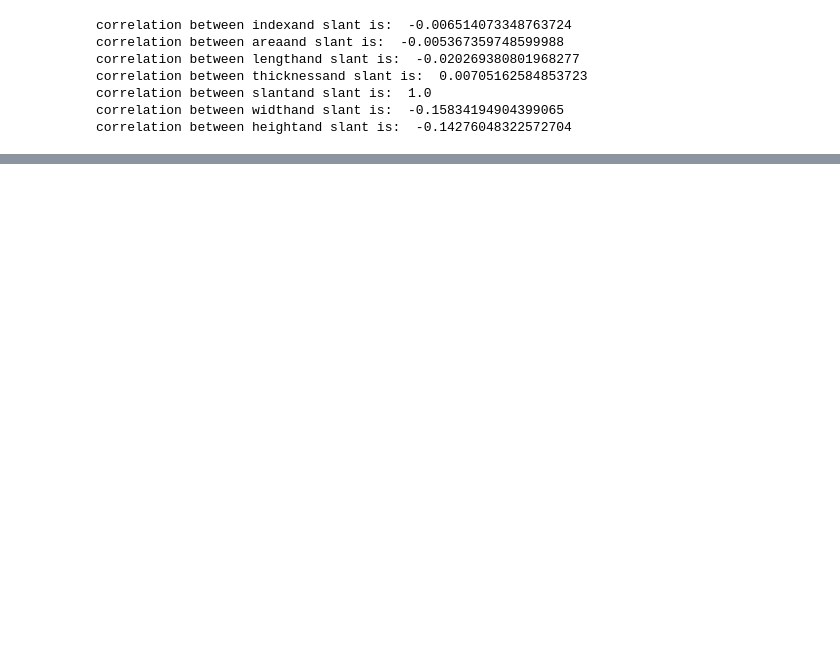
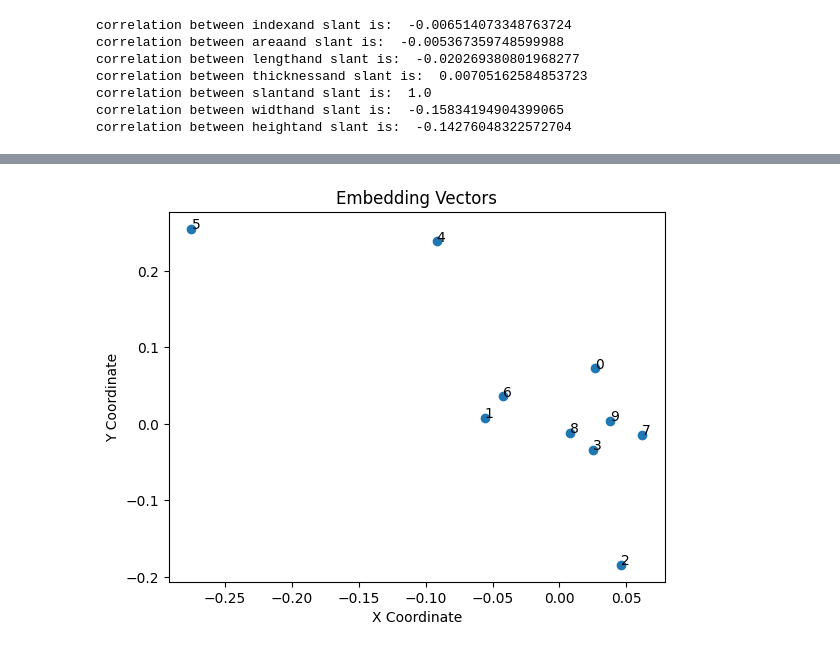
Before and after one commit to JBatRey/RedesNeuronales, a Jupyter notebook: TP1.ipynb, the cells around one changed output, grey strips where cells are left out. Cells and saved outputs as stored; diff of their text form; code cells hidden in the pictures; blank space fills up the shorter version.

```diff
--- a/TP1.ipynb
+++ b/TP1.ipynb
@@ -621,0 +568,2 @@ Epoch 66/200
+# %%
+modelb = create_embedding_MNIST_model()
@@ -621,0 +593,4 @@ Epoch 66/200
+# %%
+show_embedding_vectors(modelb)
+# %% [output]
+[figure, added]
```
Also changed, not shown: parts of 16 cells of this notebook, 2 other files.
